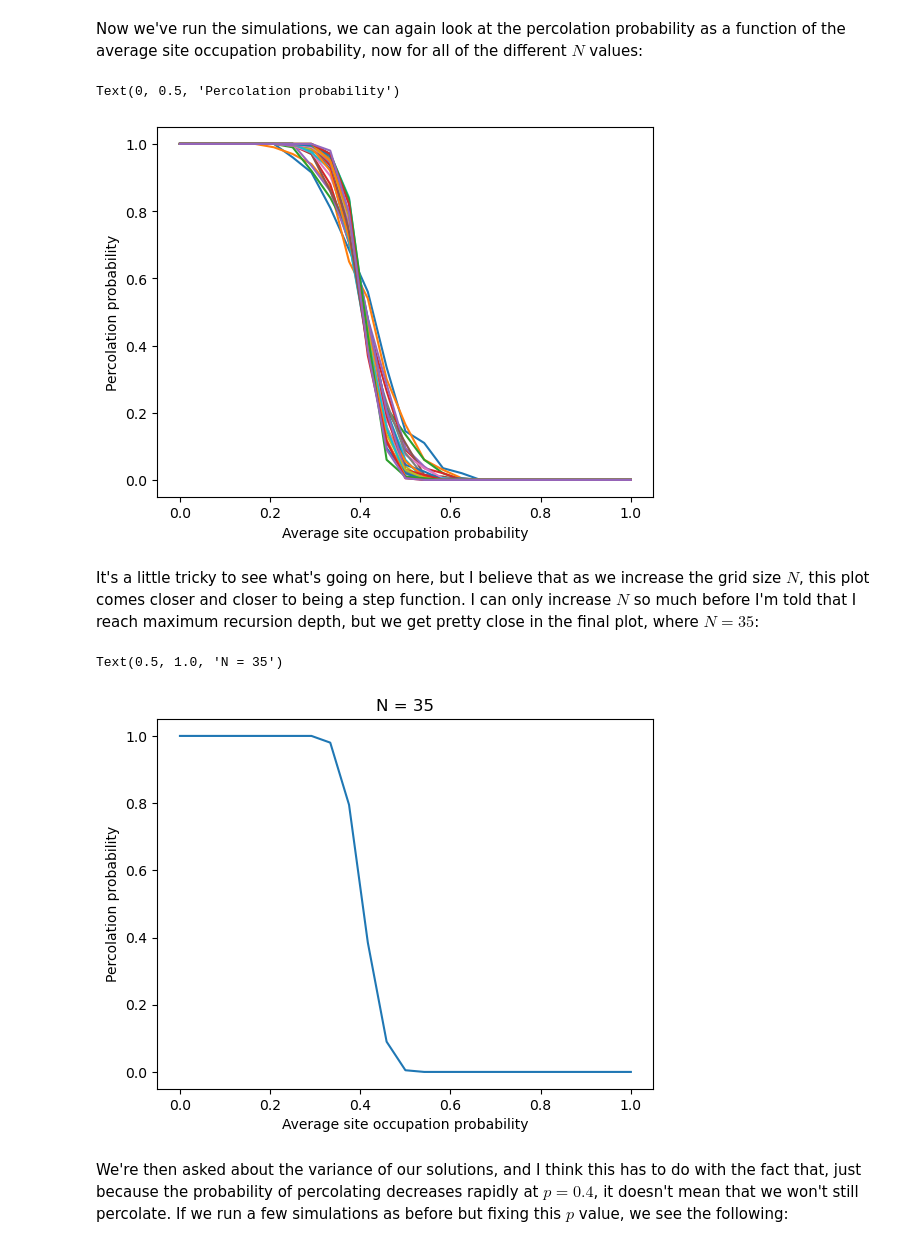
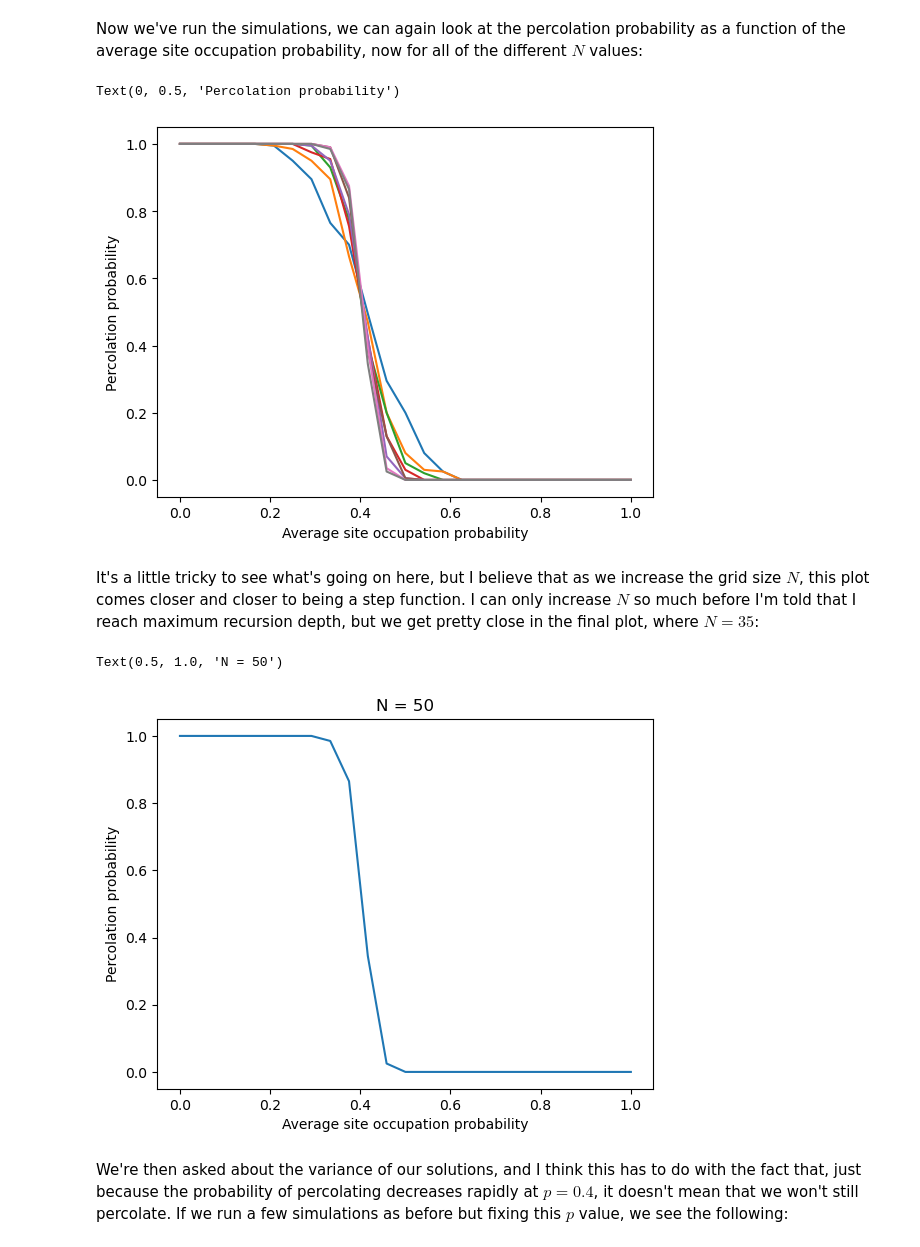
Before and after one commit to swilliamson7/comp_physics_sw, a Jupyter notebook: hw/hw1_solutions_sw.ipynb, the cells around one changed output. Drawn from its saved outputs; the diff is of its cells as text; code cells hidden in the pictures.

```diff
--- a/hw/hw1_solutions_sw.ipynb
+++ b/hw/hw1_solutions_sw.ipynb
@@ -412,9 +409,10 @@ First we create the replicate simulations using William's code. The way I'm doin
 # First we need to again run our replicate simulations
 pvals = np.linspace(0, 1, 25) # control parameter for percolation phase transition
 n_reps = 200 # number of times to repeat the simulation for each p value
-N_vals = np.arange(10, 35) # the grid sizes to run over
+N_vals = np.arange(10, 50, 5) # the grid sizes to run over
 
 all_percolations_means = list()
+all_percolations_vars = list()
 
 # for every N we'll run the replicate simulations
 for n in N_vals:
@@ -427,3 +425,4 @@ for n in N_vals:
             all_replicates.append(model.percolate())
         all_percolations.append(all_replicates)
     all_percolations_means.append(np.mean(np.array(all_percolations), axis=1))
+    all_percolations_vars.append(np.var(all_percolations))
@@ -450,25 +431,25 @@ Now we've run the simulations, we can again look at the percolation probability
 # %%
 plt.figure()
 
-for j in np.arange(0,25):
+for j in np.arange(0,len(N_vals)):
     plt.plot(pvals, all_percolations_means[j])
 
 plt.xlabel('Average site occupation probability')
 plt.ylabel('Percolation probability')
 # %% [output]
 Text(0, 0.5, 'Percolation probability')
-[figure, old version]
+[figure, new version]
 # %% [markdown]
 It's a little tricky to see what's going on here, but I believe that as we increase the grid size $N$, this plot comes closer and closer to being a step function. I can only increase $N$ so much before I'm told that I reach maximum recursion depth, but we get pretty close in the final plot, where $N = 35$:
 # %%
 plt.figure
-plt.plot(pvals, all_percolations_means[24])
+plt.plot(pvals, all_percolations_means[7])
 plt.xlabel('Average site occupation probability')
 plt.ylabel('Percolation probability')
-plt.title('N = 35')
+plt.title('N = 50')
 # %% [output]
-Text(0.5, 1.0, 'N = 35')
+Text(0.5, 1.0, 'N = 50')
-[figure, old version]
+[figure, new version]
 # %% [markdown]
 We're then asked about the variance of our solutions, and I think this has to do with the fact that, just because the probability of percolating decreases rapidly at $p = 0.4$, it doesn't mean that we won't still percolate. If we run a few simulations as before but fixing this $p$ value, we see the following:
 # %%
```
Also changed, not shown: parts of 8 cells of this notebook.
